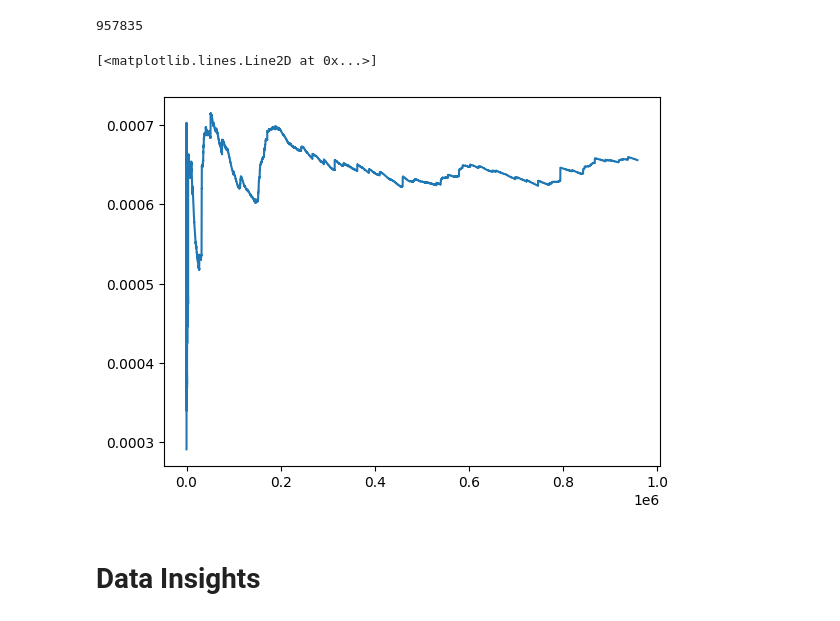
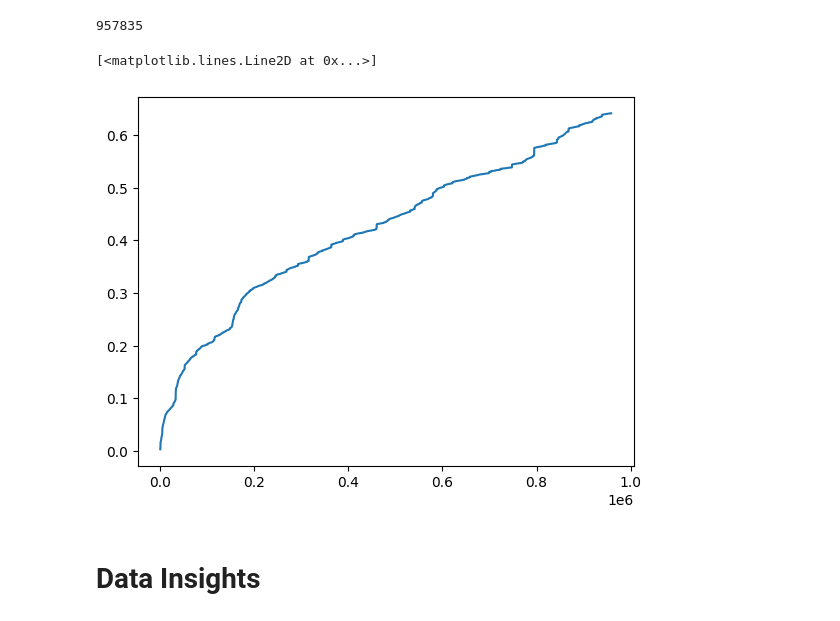
Before and after one commit to NicolasBuehringer/Bachelorarbeit, a Jupyter notebook: RV_calculation_new.ipynb, the cells around one changed output. Cells and saved outputs as stored; diff of their text form; code cells hidden in the pictures.

```diff
--- a/RV_calculation_new.ipynb
+++ b/RV_calculation_new.ipynb
@@ -98,13 +103,13 @@ for index, row in ibm_df.iterrows():
     cum_vol[index] = (sqrt(row["mean_dev_cumsum"]/(index+1)))
 # %%
 ibm_df["mean_dev_cumsum"] = ibm_df["mean_deviation"].cumsum()
+# %%
+plt.plot(ibm_df["realized_vol"])
+# %% [output]
+[<matplotlib.lines.Line2D at 0x...>]
+[figure, added]
 # %%
 ibm_df["cum_vol"] = cum_vol
-# %%
-plt.plot(ibm_df["cum_vol"])
-# %% [output]
-[<matplotlib.lines.Line2D at 0x...>]
-[figure, removed]
 # %%
 last_minute_of_each_day = ibm_df.groupby(ibm_df['Date Time'].dt.date).last()
 # %%
```
Also changed, not shown: parts of 56 cells of this notebook, 1 other file.
